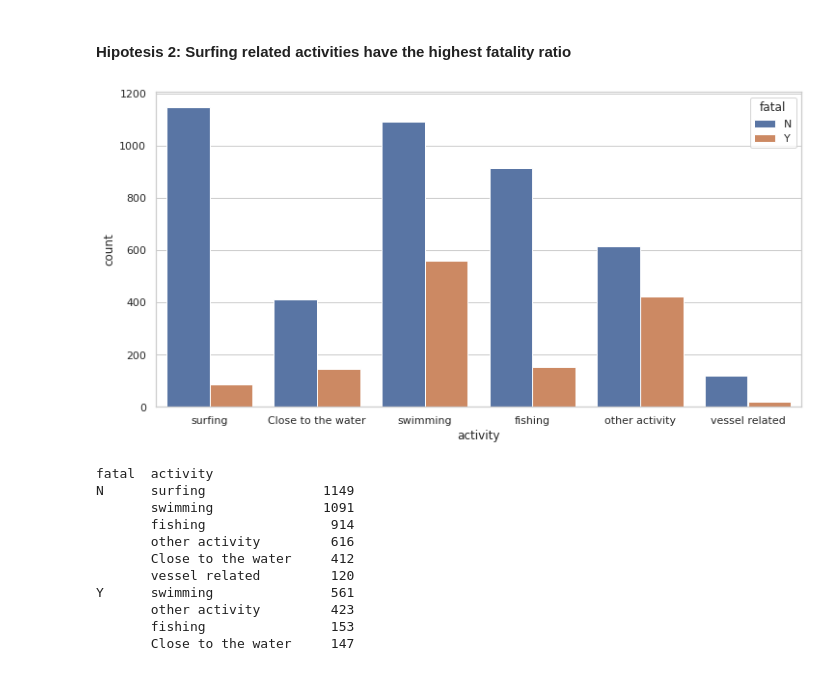
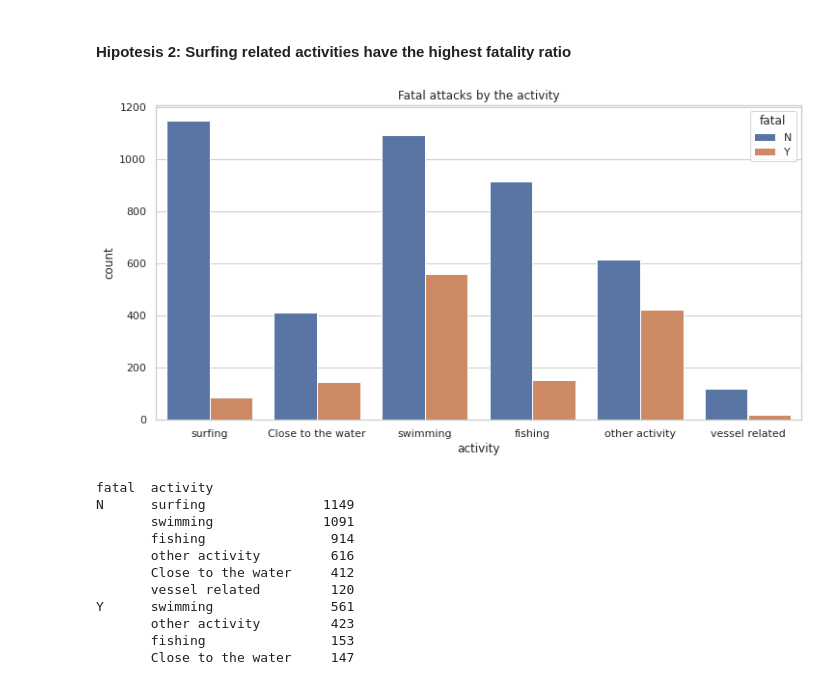
Before and after one commit to Gitfracto/data-cleaning-pandas, a Jupyter notebook: Visualizacion.ipynb, the cells around one changed output. Cells and saved outputs as stored; diff of their text form; code cells hidden in the pictures.

```diff
--- a/Visualizacion.ipynb
+++ b/Visualizacion.ipynb
@@ -106,10 +109,12 @@ Male percentage of fatal attacks United States: 0.09587301587301587
 #### Hipotesis 2: Surfing related activities have the highest fatality ratio ######
 # %%
 ac_fa_graph = sns.countplot(x="activity",  hue="fatal", data=tiburon_hipotesis);
+plt.title("Fatal attacks by the activity")
+
 ac_fa_graph
 ac_fa_graph.figure.savefig("plots/ac_fa_graph.jpg")
 # %% [output]
-[figure, old version]
+[figure, new version]
 # %%
 fa_ac_group = tiburon_hipotesis.groupby(["fatal"])["activity"].value_counts()
 fa_ac_group
```
Also changed, not shown: parts of 4 cells of this notebook, 4 other files.
